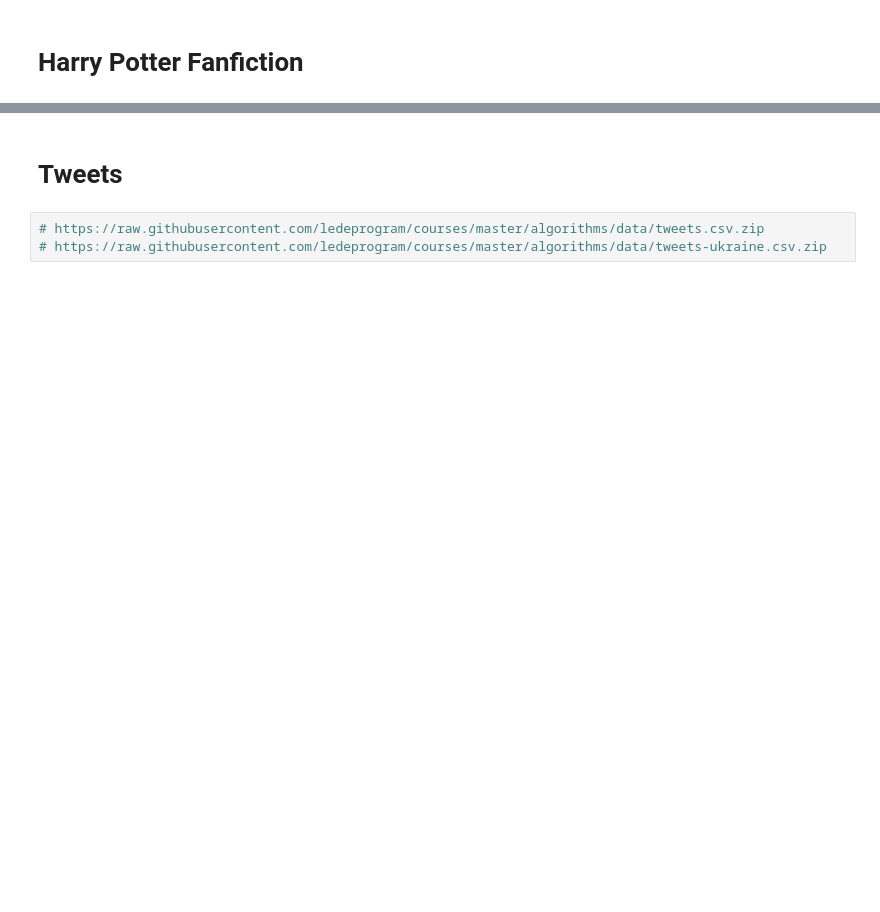
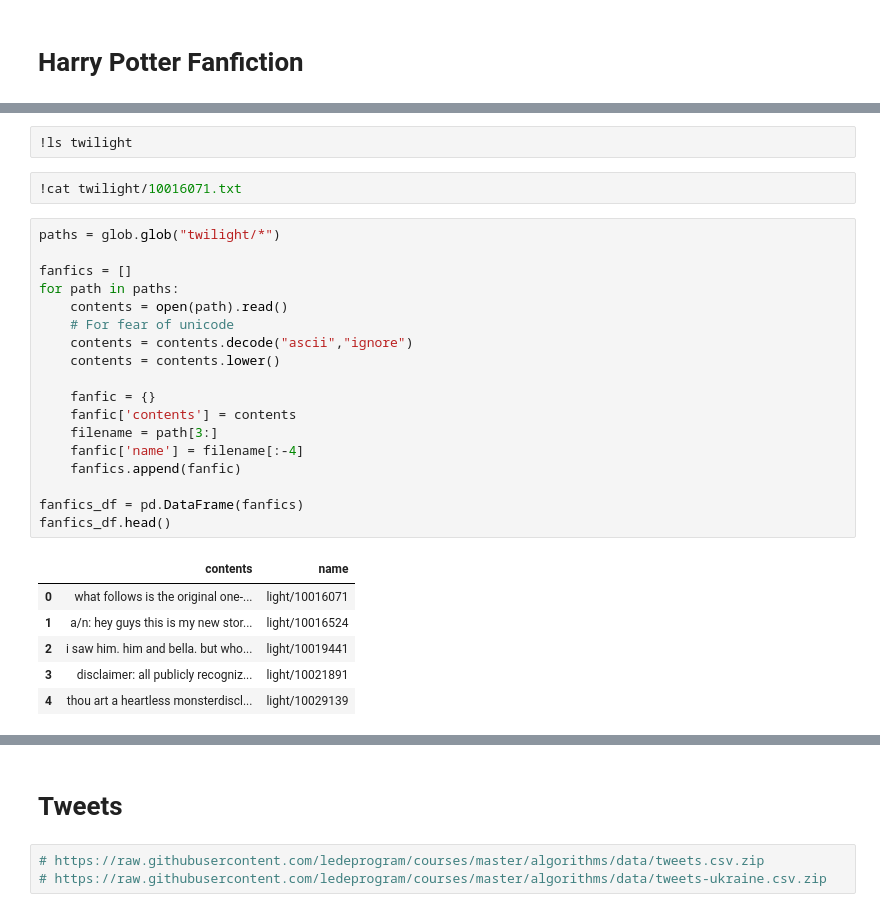
Before and after one commit to ledeprogram/courses, a Jupyter notebook: algorithms/07 Cluster All The Text Things.ipynb, the cells around one changed output, grey strips where cells are left out. Cells and saved outputs as stored; diff of their text form; blank space fills up the shorter version.

```diff
--- a/algorithms/07 Cluster All The Text Things.ipynb
+++ b/algorithms/07 Cluster All The Text Things.ipynb
@@ -47,0 +405,29 @@ speeches[:5]
+# %%
+!ls twilight
+# %%
+!cat twilight/10016071.txt
+# %%
+paths = glob.glob("twilight/*")
+
+fanfics = []
+for path in paths:
+    contents = open(path).read()
+    # For fear of unicode
+    contents = contents.decode("ascii","ignore")
+    contents = contents.lower()
+
+    fanfic = {}
+    fanfic['contents'] = contents
+    filename = path[3:]
+    fanfic['name'] = filename[:-4]
+    fanfics.append(fanfic)
+
+fanfics_df = pd.DataFrame(fanfics)
+fanfics_df.head()
+# %% [output]
+|  | contents | name |
+| 0 | what follows is the original one-... | light/10016071 |
+| 1 | a/n: hey guys this is my new stor... | light/10016524 |
+| 2 | i saw him. him and bella. but who... | light/10019441 |
+| 3 | disclaimer: all publicly recogniz... | light/10021891 |
+| 4 | thou art a heartless monsterdiscl... | light/10029139 |
```
Also changed, not shown: parts of 27 cells of this notebook.
